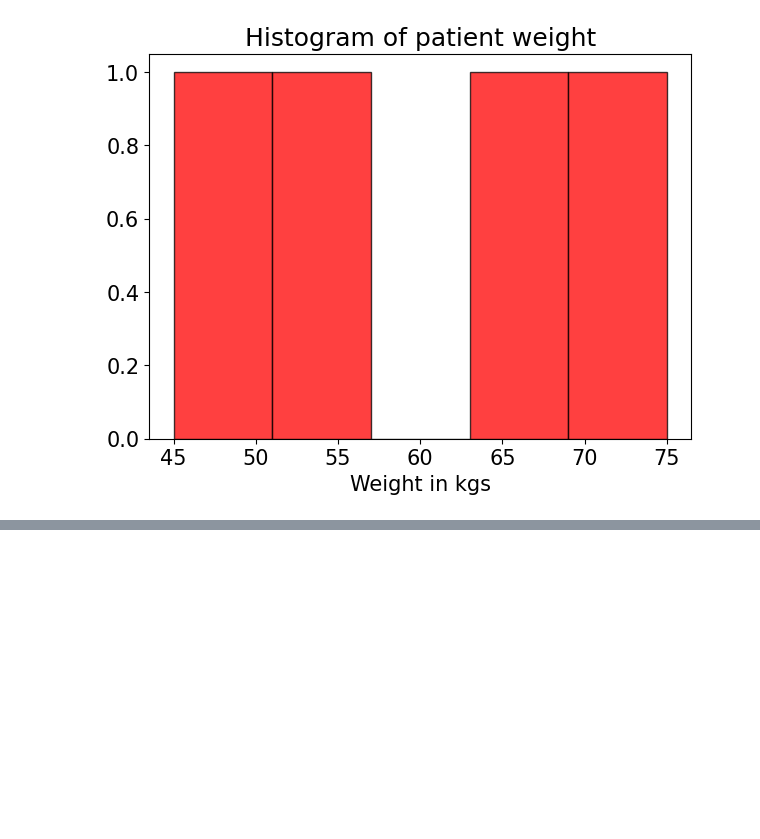
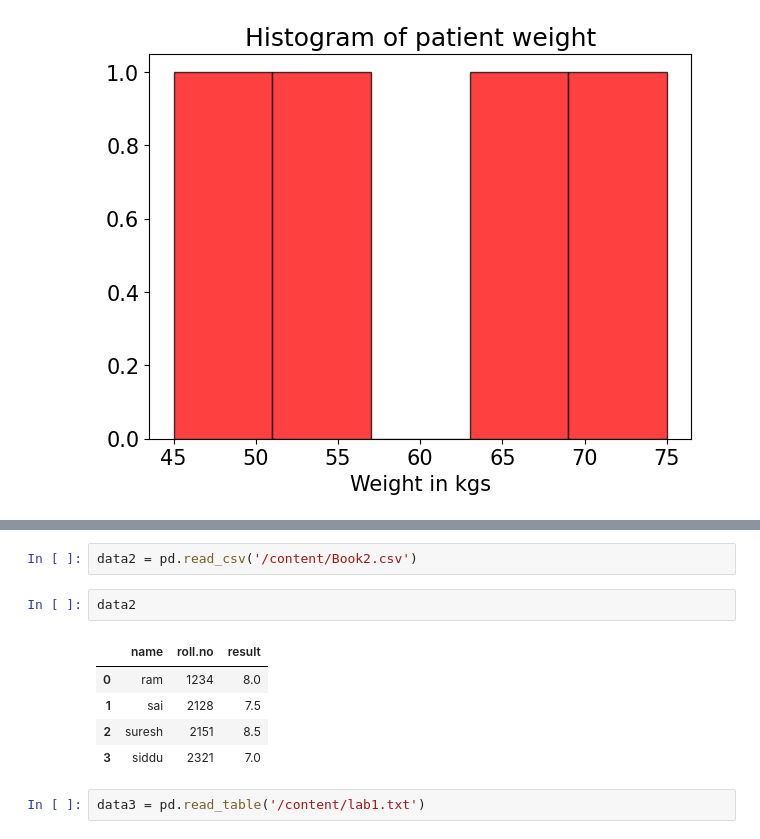
Before and after one commit to 2303A52128/AIML_2303A52128, a Jupyter notebook: Lab01_ALML.ipynb, the cells around one changed output, grey strips where cells are left out. Cells and saved outputs as stored; diff of their text form; blank space fills up the shorter version.

```diff
--- a/Lab01_ALML.ipynb
+++ b/Lab01_ALML.ipynb
@@ -120,0 +136,12 @@ plt.show()
+# %%
+data2 = pd.read_csv('/content/Book2.csv')
+# %%
+data2
+# %% [output]
+|  | name | roll.no | result |
+| 0 | ram | 1234 | 8.0 |
+| 1 | sai | 2128 | 7.5 |
+| 2 | suresh | 2151 | 8.5 |
+| 3 | siddu | 2321 | 7.0 |
+# %%
+data3 = pd.read_table('/content/lab1.txt')
```
Also changed, not shown: parts of 5 cells of this notebook.
